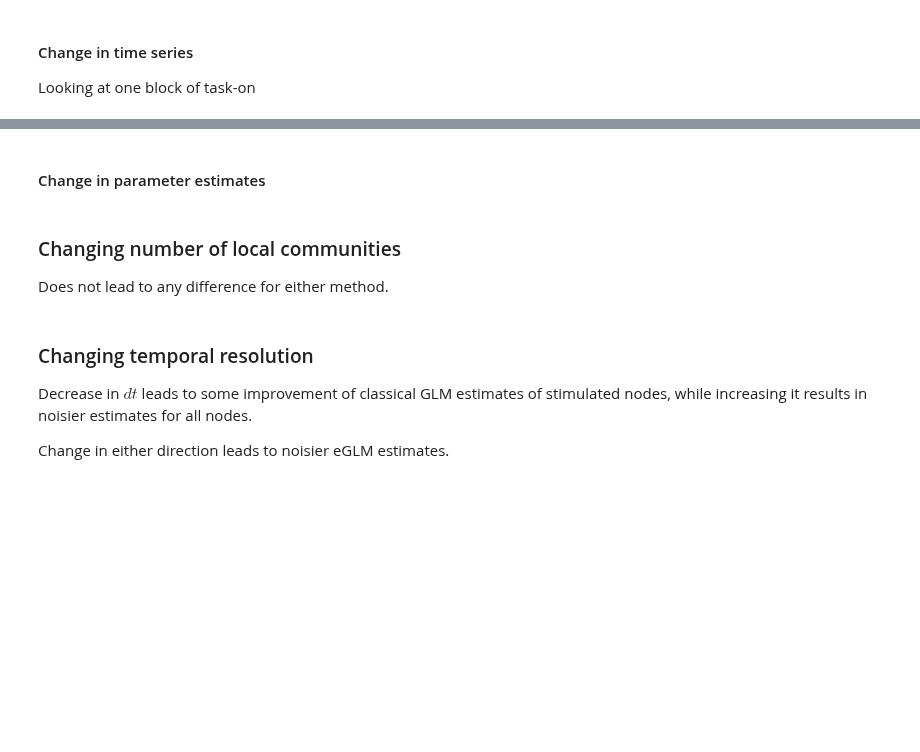
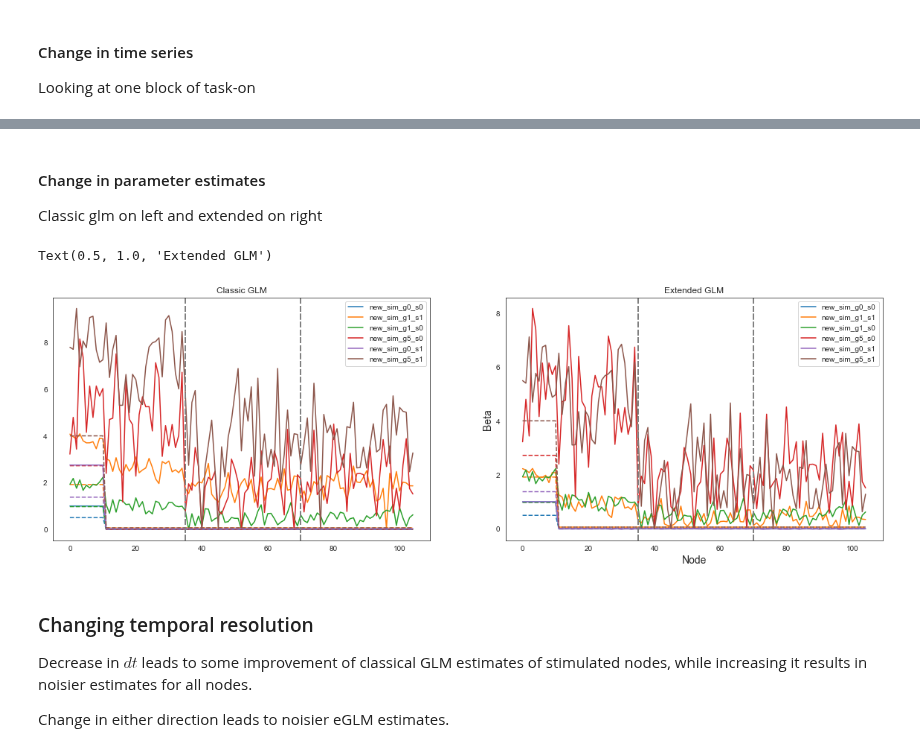
Before and after one commit to zenkavi/DevStudy_FmriNbs, a Jupyter notebook: notebooks/informationtransfermapping/TheoreticalResults/Zenkavi_Simulations/Extended_GLM_neural_network_level.ipynb, the cells around one changed output, grey strips where cells are left out. Drawn from its saved outputs; the diff is of its cells as text; code cells hidden in the pictures; blank space fills up the shorter version.

Commit message:
working on understanding effects of ITS changes on parameter estimates

```diff
--- a/notebooks/informationtransfermapping/TheoreticalResults/Zenkavi_Simulations/Extended_GLM_neural_network_level.ipynb
+++ b/notebooks/informationtransfermapping/TheoreticalResults/Zenkavi_Simulations/Extended_GLM_neural_network_level.ipynb
@@ -795,11 +795,0 @@ When s is increased to 1
-# %%
-#stim node, non-stim hub node, non-stim local node
-plot_nodes = [3, 23, 53]
-fig, a = plt.subplots(1,3)
-
-for i,cur_sim in enumerate(sims):
-    for j,cur_node in enumerate(plot_nodes):
-        a[j].plot(range(x_len), cur_sim['taskdata'][cur_node][:x_len], label = str(titles[i]))
-        a[j].legend(loc = "center right")
-        a[j].set_title("Node: " +str(cur_node))
-        a[j].set_ylim([0, 9])
@@ -808,6 +802,4 @@ for i,cur_sim in enumerate(sims):
 # %% [markdown]
 #### Change in parameter estimates
+
+Classic glm on left and extended on right
-# %% [markdown]
-### Changing number of local communities
-
-Does not lead to any difference for either method.
@@ -819,3 +806,41 @@ plot_sim_network_glm(data = new_sim, ucr_label="cGLM (ncoms = 4)", ext_label="eG
+# %%
+plt.rcParams["figure.figsize"][0] = 20
+plt.rcParams["figure.figsize"][1] = 6
+fig, a =  plt.subplots(1,2)
+
+#sims = {"new_sim_g0_s0": new_sim_g0_s0, "new_sim_g1_s1": base_sim, "new_sim_g5_s5": new_sim_g5_s5,
+#        "new_sim_g1_s0": new_sim_g1_s0, "new_sim_g5_s0": new_sim_g5_s0, "new_sim_g0_s1": new_sim_g0_s1,
+#        "new_sim_g0_s5": new_sim_g0_s5, "new_sim_g5_s1": new_sim_g5_s1, "new_sim_g1_s5": new_sim_g5_s1}
+#titles = ['g, s = 0','g, s = 1', 'g, s = 5', 'g = 1, s = 0', 'g = 5, s = 0', 'g = 0, s = 1', 'g = 0, s = 5', 'g = 5, s = 1', 'g = 1, s = 5']
+
+sims = {"new_sim_g0_s0": new_sim_g0_s0, "new_sim_g1_s1": base_sim,
+        "new_sim_g1_s0": new_sim_g1_s0, "new_sim_g5_s0": new_sim_g5_s0, "new_sim_g0_s1": new_sim_g0_s1,
+        "new_sim_g5_s1": new_sim_g5_s1}
+
+values = ["C"+str(x) for x in range(len(sims.keys()))]
+col_lookup = dict(zip(sims.keys(), values))
+
+task_betas = [{k:v['ucr_betas'] for k,v in sims.items()}, {k:v['ext_betas'] for k,v in sims.items()}]
+
+for i in range(len(task_betas)):
+    for j in sims.keys():
+        a[i].plot(task_betas[i][j], label = j, color = col_lookup[j])
+        stim_baseline, nonstim_baseline = get_true_baseline(sims[j]['taskdata'])
+
+        a[i].plot(np.concatenate((np.repeat(stim_baseline, 11), np.repeat(nonstim_baseline,94))), color = col_lookup[j], linestyle = '--')
+
+        for n in range(1,3):
+            a[i].axvline(x=35*n,linewidth=2, color='gray', ls = "--")
+        a[i].legend(loc="best")
+        #a[i].set_ylim([-1.5,4.5])
+
+plt.ylabel('Beta',fontsize=14)
+plt.xlabel('Node',fontsize=14)
+a[0].set_title("Classic GLM")
+a[1].set_title("Extended GLM")
+# %% [output]
+Text(0.5, 1.0, 'Extended GLM')
+[figure, added]
 # %% [markdown]
 ### Changing temporal resolution
 
```
Also changed, not shown: parts of 9 cells of this notebook.
